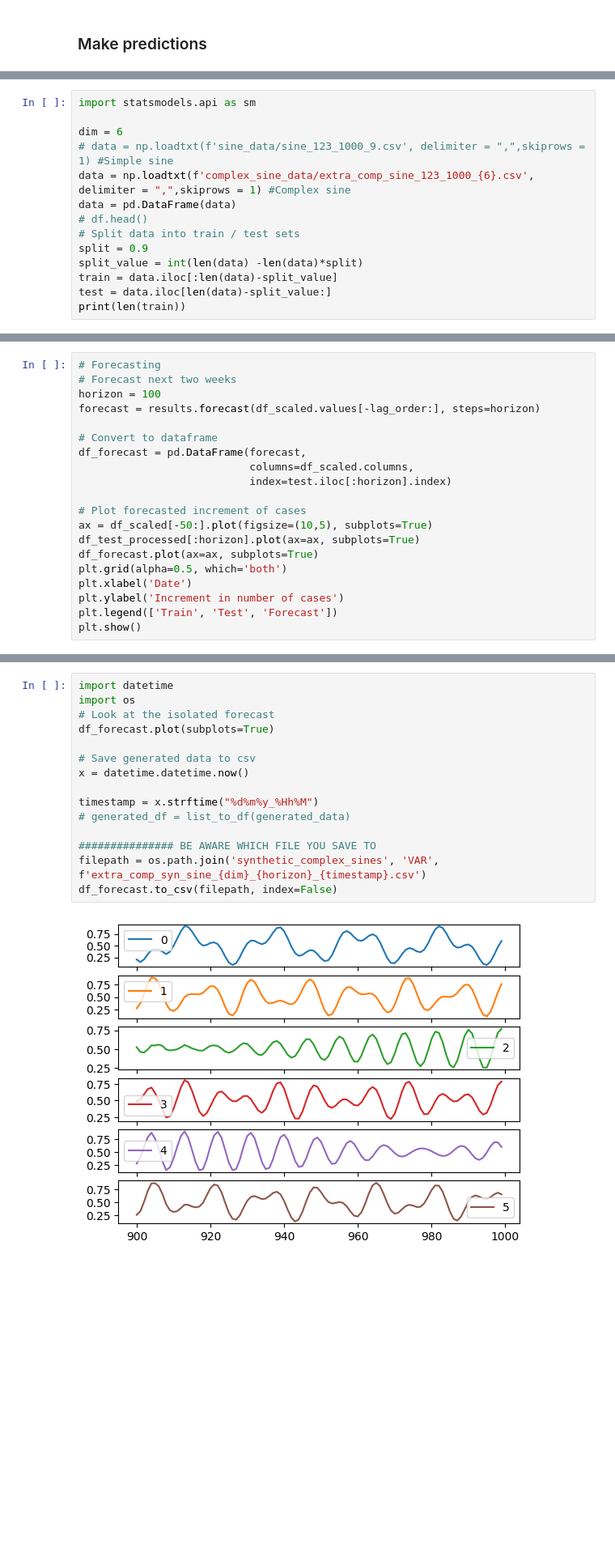
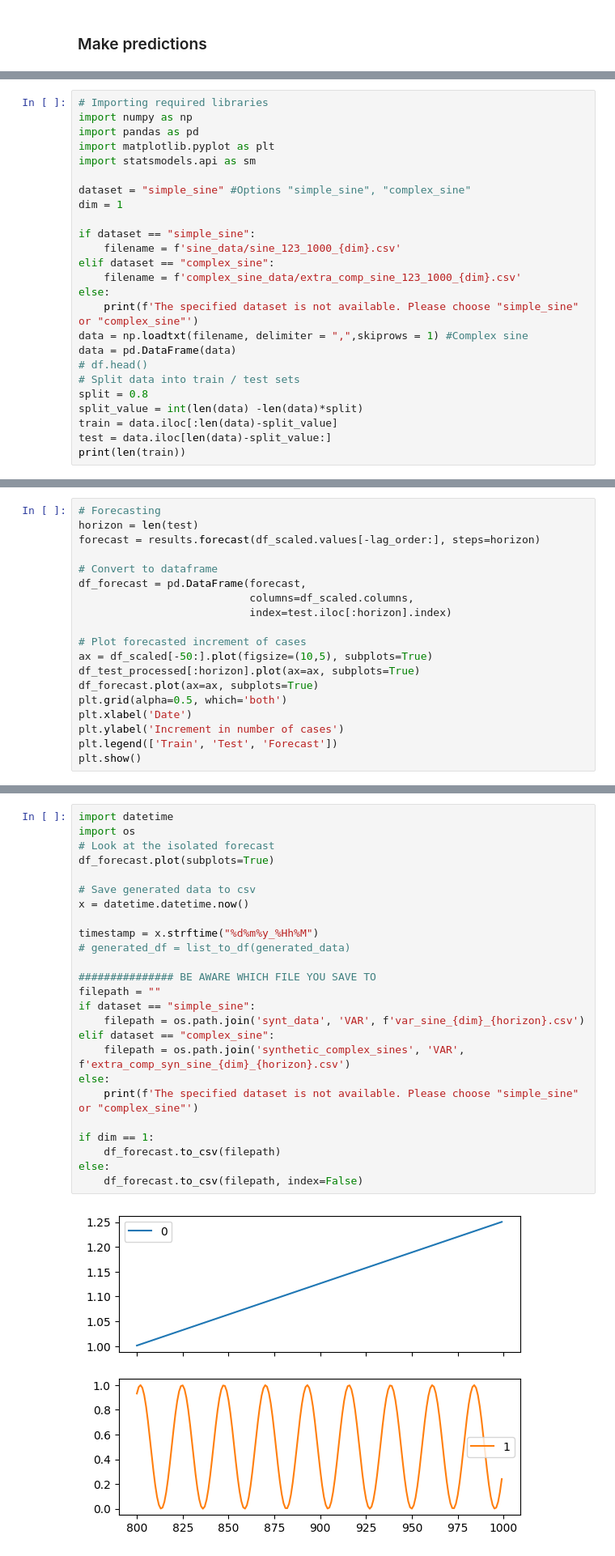
Before and after one commit to fredrikSveen/MSc_time_series_GAN, a Jupyter notebook: AR_model.ipynb, the cells around one changed output, grey strips where cells are left out. Shown at 81% size. Saved outputs shown, nothing was run; the diff lists cells and outputs as text; blank space fills up the shorter version.

```diff
--- a/AR_model.ipynb
+++ b/AR_model.ipynb
@@ -115,15 +115,26 @@ To tackle the problem of lacking multivariate computablility, we instead use a V
 
 The following code is taken from David Andrés at [Machine learning pills](https://mlpills.dev/time-series/step-by-step-guide-to-multivariate-time-series-forecasting-with-var-models/)
 # %%
+# Importing required libraries
+import numpy as np
+import pandas as pd
+import matplotlib.pyplot as plt
 import statsmodels.api as sm
 
-dim = 6
-# data = np.loadtxt(f'sine_data/sine_123_1000_9.csv', delimiter = ",",skiprows = 1) #Simple sine
-data = np.loadtxt(f'complex_sine_data/extra_comp_sine_123_1000_{6}.csv', delimiter = ",",skiprows = 1) #Complex sine
+dataset = "simple_sine" #Options "simple_sine", "complex_sine"
+dim = 1
+
+if dataset == "simple_sine":
+    filename = f'sine_data/sine_123_1000_{dim}.csv'
+elif dataset == "complex_sine":
+    filename = f'complex_sine_data/extra_comp_sine_123_1000_{dim}.csv'
+else:
+    print(f'The specified dataset is not available. Please choose "simple_sine" or "complex_sine"')
+data = np.loadtxt(filename, delimiter = ",",skiprows = 1) #Complex sine
 data = pd.DataFrame(data)
 # df.head()
 # Split data into train / test sets
-split = 0.9
+split = 0.8
 split_value = int(len(data) -len(data)*split)
 train = data.iloc[:len(data)-split_value]
 test = data.iloc[len(data)-split_value:]
@@ -268,7 +265,6 @@ AIC:                     -399.182    Det(Omega_mle):    3.03269e-174
 # %%
 # Forecasting
-# Forecast next two weeks
-horizon = 100
+horizon = len(test)
 forecast = results.forecast(df_scaled.values[-lag_order:], steps=horizon)
 
 # Convert to dataframe
@@ -290,17 +286,27 @@ plt.show()
 # %%
 import datetime
 import os
 # Look at the isolated forecast
 df_forecast.plot(subplots=True)
 
 # Save generated data to csv
 x = datetime.datetime.now()
 
 timestamp = x.strftime("%d%m%y_%Hh%M")
 # generated_df = list_to_df(generated_data)
 
 ############### BE AWARE WHICH FILE YOU SAVE TO
-filepath = os.path.join('synthetic_complex_sines', 'VAR', f'extra_comp_syn_sine_{dim}_{horizon}_{timestamp}.csv')
-df_forecast.to_csv(filepath, index=False)
+filepath = ""
+if dataset == "simple_sine":
+    filepath = os.path.join('synt_data', 'VAR', f'var_sine_{dim}_{horizon}.csv')
+elif dataset == "complex_sine":
+    filepath = os.path.join('synthetic_complex_sines', 'VAR', f'extra_comp_syn_sine_{dim}_{horizon}.csv')
+else:
+    print(f'The specified dataset is not available. Please choose "simple_sine" or "complex_sine"')
+
+if dim == 1:
+    df_forecast.to_csv(filepath)
+else:
+    df_forecast.to_csv(filepath, index=False)
 # %% [output]
-[figure, old version]
+[figure, new version]
```
Also changed, not shown: parts of 6 cells of this notebook, 1 other file.
